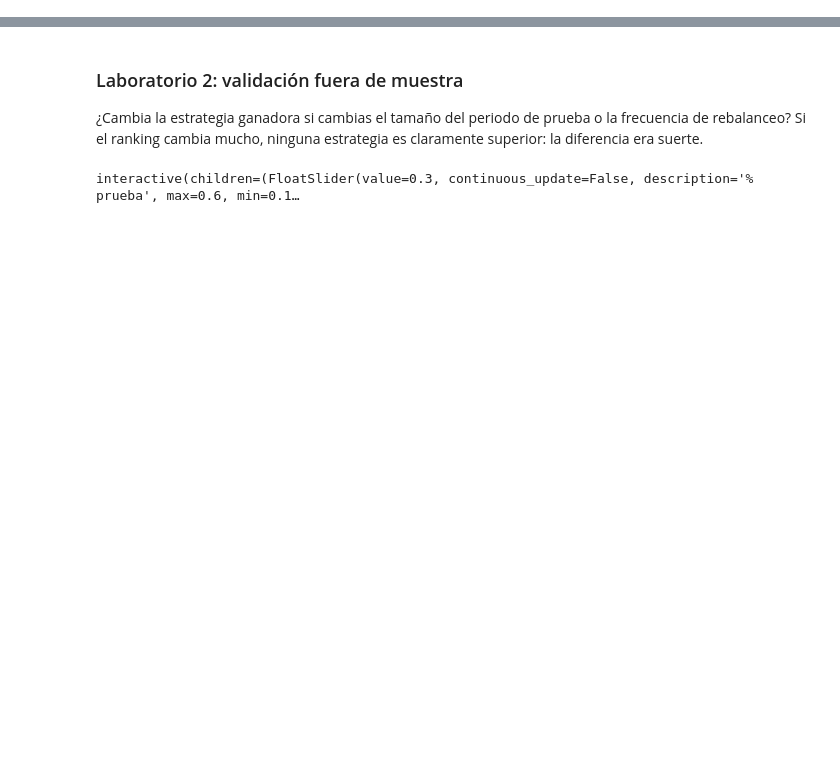
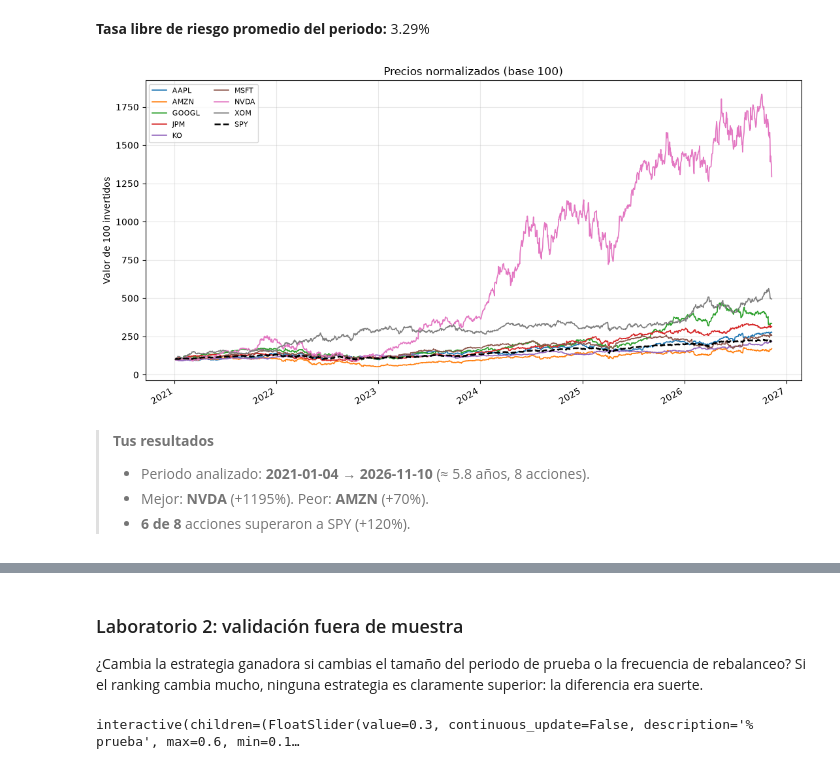
Before and after one commit to OmarRR2003/portfolio-optimization, a Jupyter notebook: acciones.ipynb, the cells around one changed output, grey strips where cells are left out. Drawn from its saved outputs; the diff is of its cells as text; code cells hidden in the pictures; blank space fills up the shorter version.

```diff
--- a/acciones.ipynb
+++ b/acciones.ipynb
@@ -214,12 +18,0 @@ Por eso el análisis usa límites de peso, regularización y, sobre todo, **vali
-# %%
-mu, S = ac.estimar_mu_S(precios, bench, cfg, rf)
-_, S_muestral = ac.estimar_mu_S(precios, bench, replace(cfg, cov="muestral"), rf)
-
-comparacion = pd.DataFrame({
-    "μ esperado": mu,
-    "Volatilidad (Ledoit-Wolf)": np.sqrt(np.diag(S)),
-    "Volatilidad (muestral)": np.sqrt(np.diag(S_muestral)),
-})
-display(comparacion.style.format("{:.2%}"))
-print(f"Número de condición de Σ  →  muestral: {np.linalg.cond(S_muestral):,.0f}   "
-      f"Ledoit-Wolf: {np.linalg.cond(S):,.0f}   (más bajo = más estable al invertirla)")
@@ -415,0 +34,13 @@ interactive(children=(Dropdown(description='Estrategia', index=4, options=('Igua
+# %%
+cfg_inicial = ac.Config(
+    tickers=["AAPL", "MSFT", "GOOGL", "AMZN", "NVDA", "JPM", "KO", "XOM"],
+    inicio="2021-01-01",      # fin: por defecto, hoy
+    benchmark="SPY",
+    capital=10_000,
+    # Avanzados (valores por defecto): max_peso=0.40, mu="historico", cov="ledoit-wolf",
+    # gamma=0.1, test=0.30, rebalanceo="mensual"
+)
+
+tab = ac.Tablero()          # detecta si corre como app (Voilà) o como notebook
+tab.analizar(cfg_inicial)
+display(tab.panel())
@@ -415,0 +66,15 @@ interactive(children=(Dropdown(description='Estrategia', index=4, options=('Igua
+# %%
+@tab.seccion
+def _():
+    A = tab.A
+    display(Markdown(f"**Tasa libre de riesgo promedio del periodo:** {A.rf:.2%}"))
+    ac.graf_precios(A.precios, A.bench); plt.show()
+    display(Markdown(ac.lectura_precios(A.precios, A.bench)))
+# %% [output]
+**Tasa libre de riesgo promedio del periodo:** 3.29%
+[figure, added]
+> **Tus resultados**
+>
+> - Periodo analizado: **2021-01-04 → 2026-11-10** (≈ 5.8 años, 8 acciones).
+> - Mejor: **NVDA** (+1195%). Peor: **AMZN** (+70%).
+> - **6 de 8** acciones superaron a SPY (+120%).
```
Also changed, not shown: parts of 57 cells of this notebook, 5 other files.
